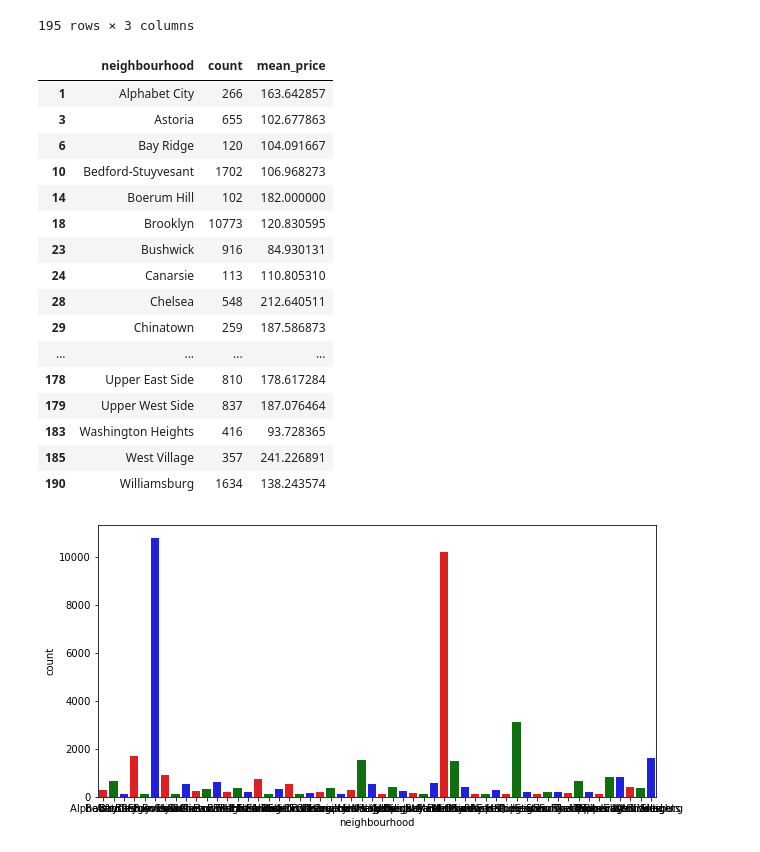
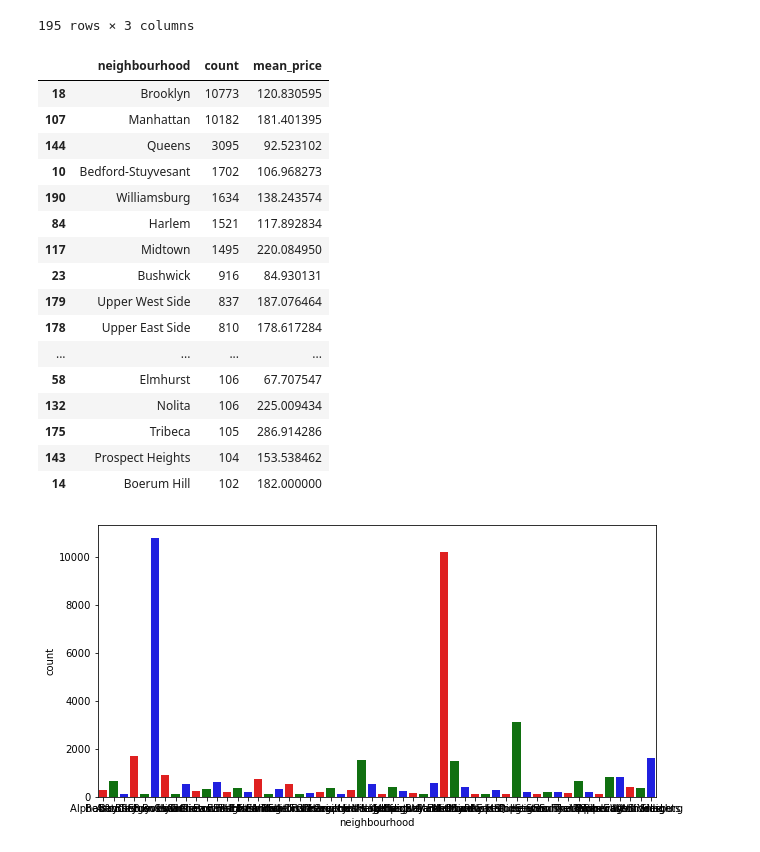
Before and after one commit to belisariomontesinos/AirBnb, a Jupyter notebook: AIrbnb.ipynb, the cells around one changed output. Drawn from its saved outputs; the diff is of its cells as text; code cells hidden in the pictures.

```diff
--- a/AIrbnb.ipynb
+++ b/AIrbnb.ipynb
@@ -173,26 +173,26 @@ hoodgroups
 | 194 | Woodside | 86 | 62.406977 |
 195 rows × 3 columns
 # %%
-tophood = hoodgroups[hoodgroups['count'] > 100 ]
+tophood = hoodgroups[hoodgroups['count'] > 100 ].sort_values(by=['count'], ascending=False)
 tophood
 # %% [output]
 |  | neighbourhood | count | mean_price |
-| 1 | Alphabet City | 266 | 163.642857 |
-| 3 | Astoria | 655 | 102.677863 |
-| 6 | Bay Ridge | 120 | 104.091667 |
+| 18 | Brooklyn | 10773 | 120.830595 |
+| 107 | Manhattan | 10182 | 181.401395 |
+| 144 | Queens | 3095 | 92.523102 |
 | 10 | Bedford-Stuyvesant | 1702 | 106.968273 |
+| 190 | Williamsburg | 1634 | 138.243574 |
+| 84 | Harlem | 1521 | 117.892834 |
+| 117 | Midtown | 1495 | 220.084950 |
+| 23 | Bushwick | 916 | 84.930131 |
+| 179 | Upper West Side | 837 | 187.076464 |
+| 178 | Upper East Side | 810 | 178.617284 |
+| ... | ... | ... | ... |
+| 58 | Elmhurst | 106 | 67.707547 |
+| 132 | Nolita | 106 | 225.009434 |
+| 175 | Tribeca | 105 | 286.914286 |
+| 143 | Prospect Heights | 104 | 153.538462 |
 | 14 | Boerum Hill | 102 | 182.000000 |
-| 18 | Brooklyn | 10773 | 120.830595 |
-| 23 | Bushwick | 916 | 84.930131 |
-| 24 | Canarsie | 113 | 110.805310 |
-| 28 | Chelsea | 548 | 212.640511 |
-| 29 | Chinatown | 259 | 187.586873 |
-| ... | ... | ... | ... |
-| 178 | Upper East Side | 810 | 178.617284 |
-| 179 | Upper West Side | 837 | 187.076464 |
-| 183 | Washington Heights | 416 | 93.728365 |
-| 185 | West Village | 357 | 241.226891 |
-| 190 | Williamsburg | 1634 | 138.243574 |
 # %%
 plt.figure(figsize=(10,5))
 hoodcount = sns.barplot(x = 'neighbourhood' , y = 'count', data = tophood, palette = ["red", "green", "blue"], ci = False)
```
Also changed, not shown: parts of 2 cells of this notebook.
